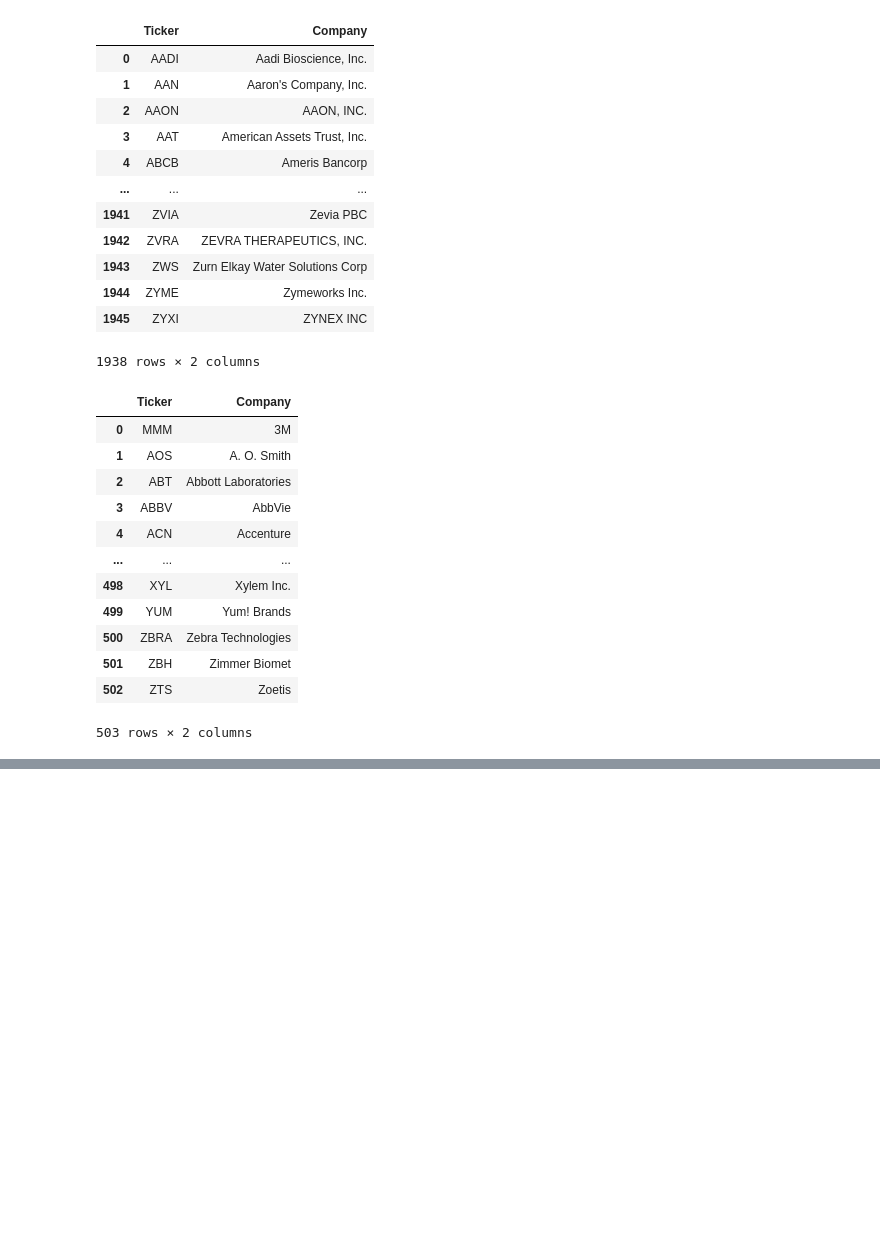
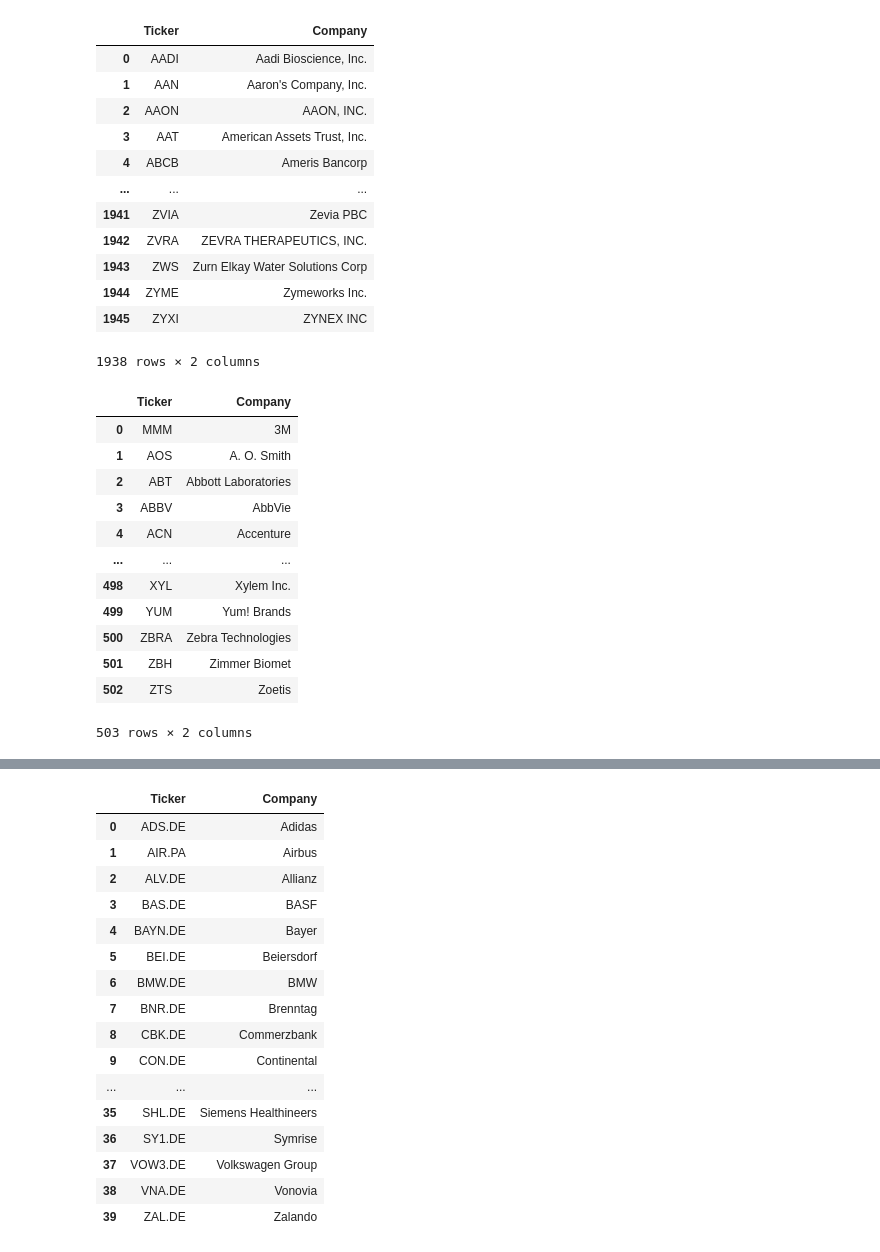
Before and after one commit to Gabriel-PEZ/Pi.Squared.Trading, a Jupyter notebook: Indices boursiers/data.ipynb, the cells around one changed output, grey strips where cells are left out. Cells and saved outputs as stored; diff of their text form; code cells hidden in the pictures; blank space fills up the shorter version.

```diff
--- a/Indices boursiers/data.ipynb
+++ b/Indices boursiers/data.ipynb
@@ -62,0 +97,32 @@ df_sp500
+# %%
+# Récupération de la liste des entreprises du DAX
+url_dax = "https://en.wikipedia.org/wiki/DAX"
+df_dax = dgf.obtenir_liste_entreprises(url_dax, 'DAX')
+
+df_dax = df_dax.drop(columns=[
+    'Logo', 'Prime Standard Sector', 'Index weighting (%)1', 'Employees', 'Founded'
+])
+
+cols = df_dax.columns.tolist()
+cols = [cols[1]] + cols[:1]
+
+df_dax = df_dax[cols]
+df_dax
+# %% [output]
+|  | Ticker | Company |
+| 0 | ADS.DE | Adidas |
+| 1 | AIR.PA | Airbus |
+| 2 | ALV.DE | Allianz |
+| 3 | BAS.DE | BASF |
+| 4 | BAYN.DE | Bayer |
+| 5 | BEI.DE | Beiersdorf |
+| 6 | BMW.DE | BMW |
+| 7 | BNR.DE | Brenntag |
+| 8 | CBK.DE | Commerzbank |
+| 9 | CON.DE | Continental |
+| ... | ... | ... |
+| 35 | SHL.DE | Siemens Healthineers |
+| 36 | SY1.DE | Symrise |
+| 37 | VOW3.DE | Volkswagen Group |
+| 38 | VNA.DE | Vonovia |
+| 39 | ZAL.DE | Zalando |
```
Also changed, not shown: parts of 8 cells of this notebook, 1 other file.
